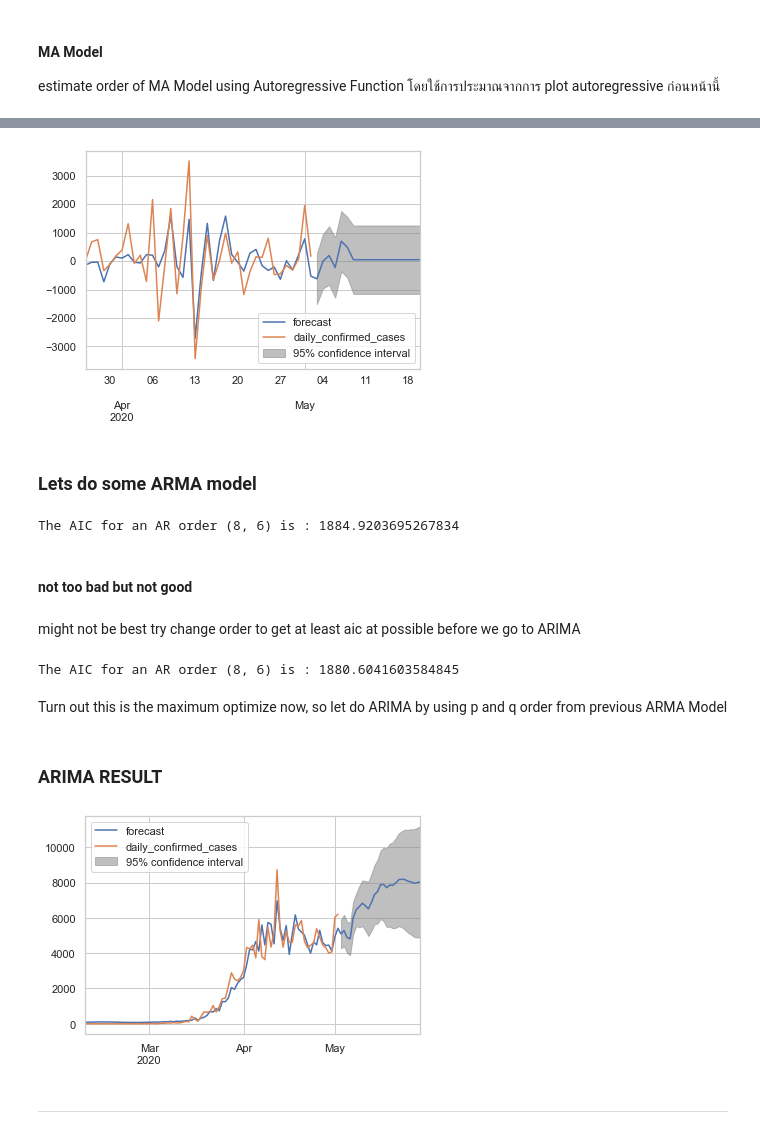
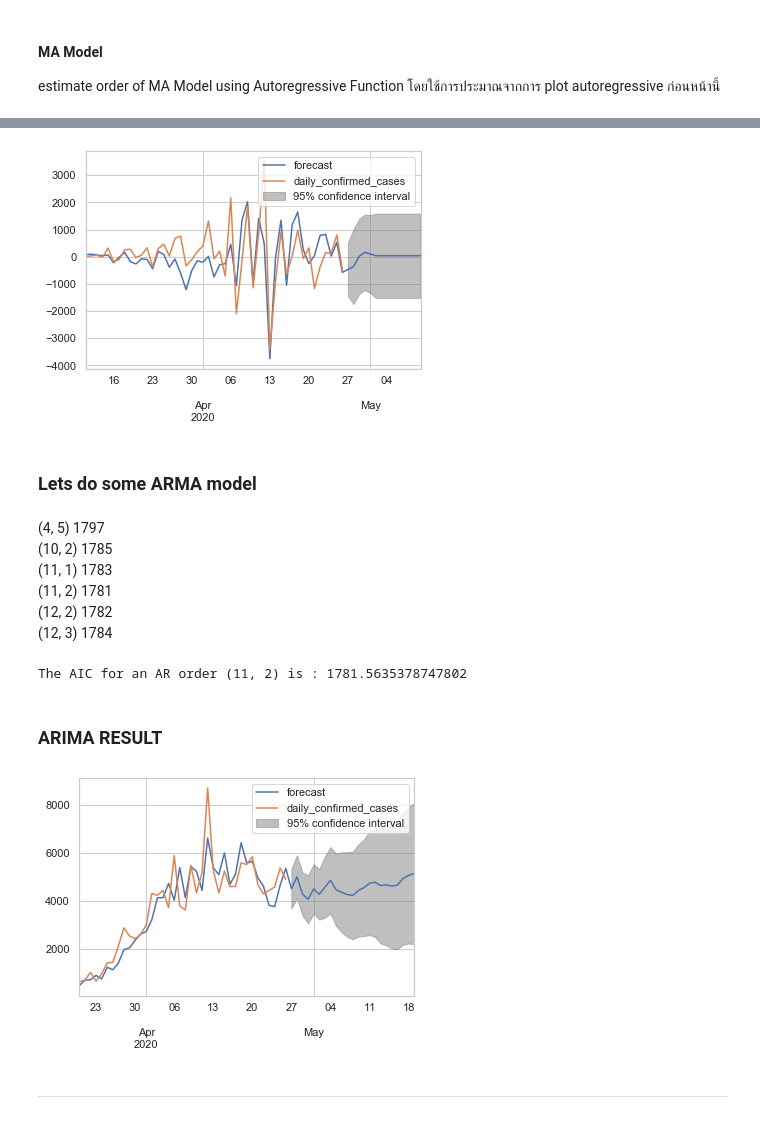
Before and after one commit to kate006naja/MachineLearningClassCode, a Jupyter notebook: project/Task2.ipynb, the cells around one changed output, grey strips where cells are left out. Cells and saved outputs as stored; diff of their text form; code cells hidden in the pictures.

```diff
--- a/project/Task2.ipynb
+++ b/project/Task2.ipynb
@@ -25,4 +28,4 @@ from sklearn.model_selection import train_test_split
 # %% [markdown]
 เลือกใช้ data จากภายนอกเพราะว่าต้องการค่าที่เป็นเวลาที่จริงขึ้น และสามารถนำข้อมูลอื่นๆ มาใช้ในการ Analysis และใช้ในการสร้าง model ชนิดอื่นด้วยโดย data ที่ได้เป็น data ที่ได้มาจากการ query ใน google bigquery โดยเลือกใช้ประเทศเป็น UK
 # %%
-df_res = pd.read_csv('UK_results-20200503-150942.csv') # from bigquery-public-data.covid19_ecdc.covid_19_geographic_distribution_worldwide
+df = pd.read_csv('UK_results-20200503-150942.csv') # from bigquery-public-data.covid19_ecdc.covid_19_geographic_distribution_worldwide
@@ -28,0 +34,5 @@ df_res = pd.read_csv('UK_results-20200503-150942.csv') # from bigquery-public-da
+# %%
+# df_res is train data
+df_res = df[:118]
+# df_test is test data
+df_test = df[118:].reset_index(drop = True)
@@ -204,40 +242,35 @@ ma.L6.daily_confirmed_cases     0.628131
 dtype: float64
 # %%
 # Try forecast using MA Model
-result.plot_predict(start = 85, end = 140)
+result.plot_predict(start = 70, end = 130)
 plt.show()
 # %% [output]
-[figure, old version]
+[figure, new version]
 # %% [markdown]
 ### Lets do some ARMA model
+# %% [markdown]
+(4, 5) 1797 <br>
+(10, 2) 1785 <br>
+(11, 1) 1783 <br>
+(11, 2) 1781 <br>
+(12, 2) 1782 <br>
+(12, 3) 1784
 # %%
-mod_arma1 = ARMA(daily_diff, order = (8, 6))
+mod_arma1 = ARMA(daily_diff, order = (11, 2))
 res_arma1 = mod_arma1.fit()
-print(f'The AIC for an AR order (8, 6) is : {res_arma1.aic}')
+print(f'The AIC for an AR order (11, 2) is : {res_arma1.aic}')
 # %% [output]
-The AIC for an AR order (8, 6) is : 1884.9203695267834
+The AIC for an AR order (11, 2) is : 1781.5635378747802
-# %% [markdown]
-#### not too bad but not good
-# %% [markdown]
-might not be best try change order to get at least aic at possible before we go to ARIMA
-# %%
-mod_arma1 = ARMA(daily_diff, order = (9, 6))
-res_arma1 = mod_arma1.fit()
-print(f'The AIC for an AR order (8, 6) is : {res_arma1.aic}')
-# %% [output]
-The AIC for an AR order (8, 6) is : 1880.6041603584845
-# %% [markdown]
-Turn out this is the maximum optimize now, so let do ARIMA by using p and q order from previous ARMA Model
 # %% [markdown]
 ### ARIMA RESULT
 # %%
-model_ari2 = ARIMA(df_res, order = (9, 1, 6))
+model_ari2 = ARIMA(df_res, order = (11, 1, 2))
 res_ari2 = model_ari2.fit()
 
-res_ari2.plot_predict(start = 40, end = 150)
+res_ari2.plot_predict(start = 80, end = 140)
 plt.show()
 # %% [output]
-[figure, old version]
+[figure, new version]
 # %% [markdown]
 <hr>
 # %% [markdown]
```
Also changed, not shown: parts of 58 cells of this notebook, 3 other files.
